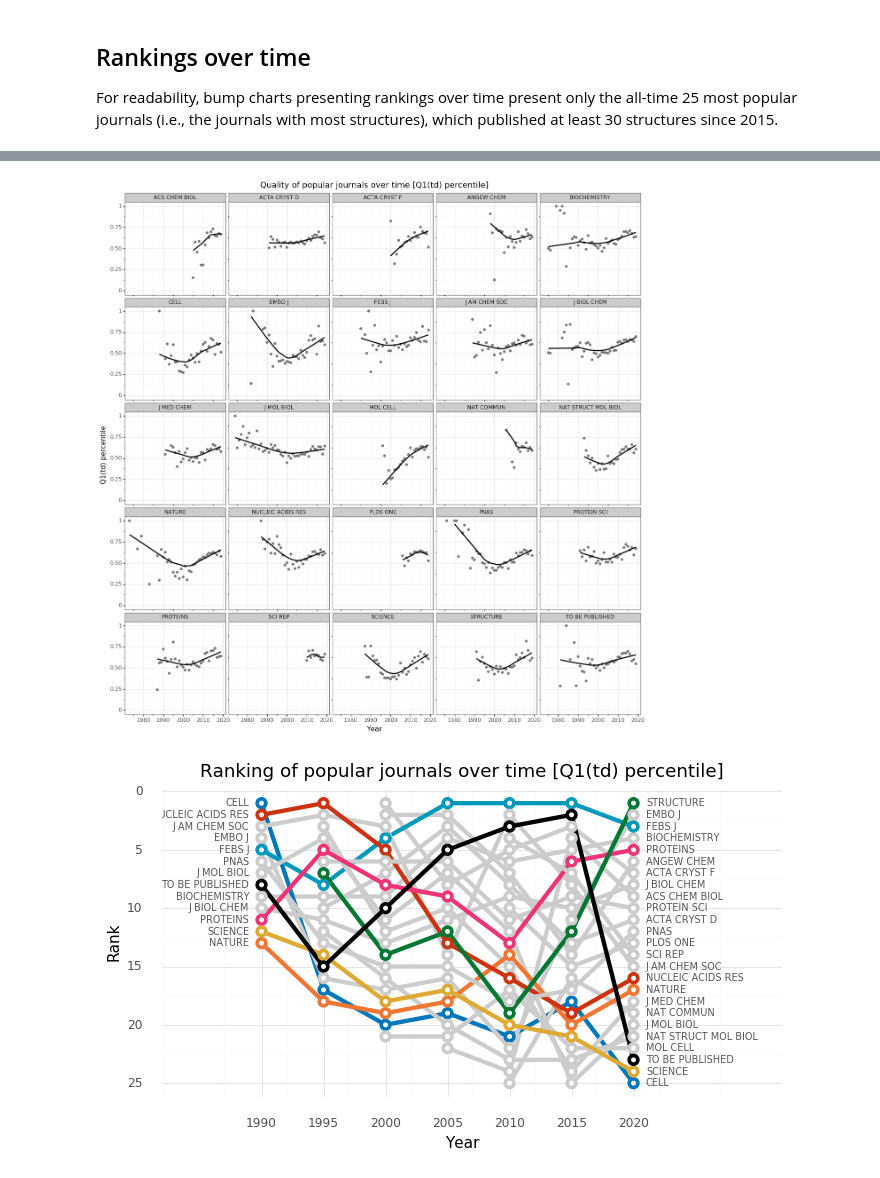
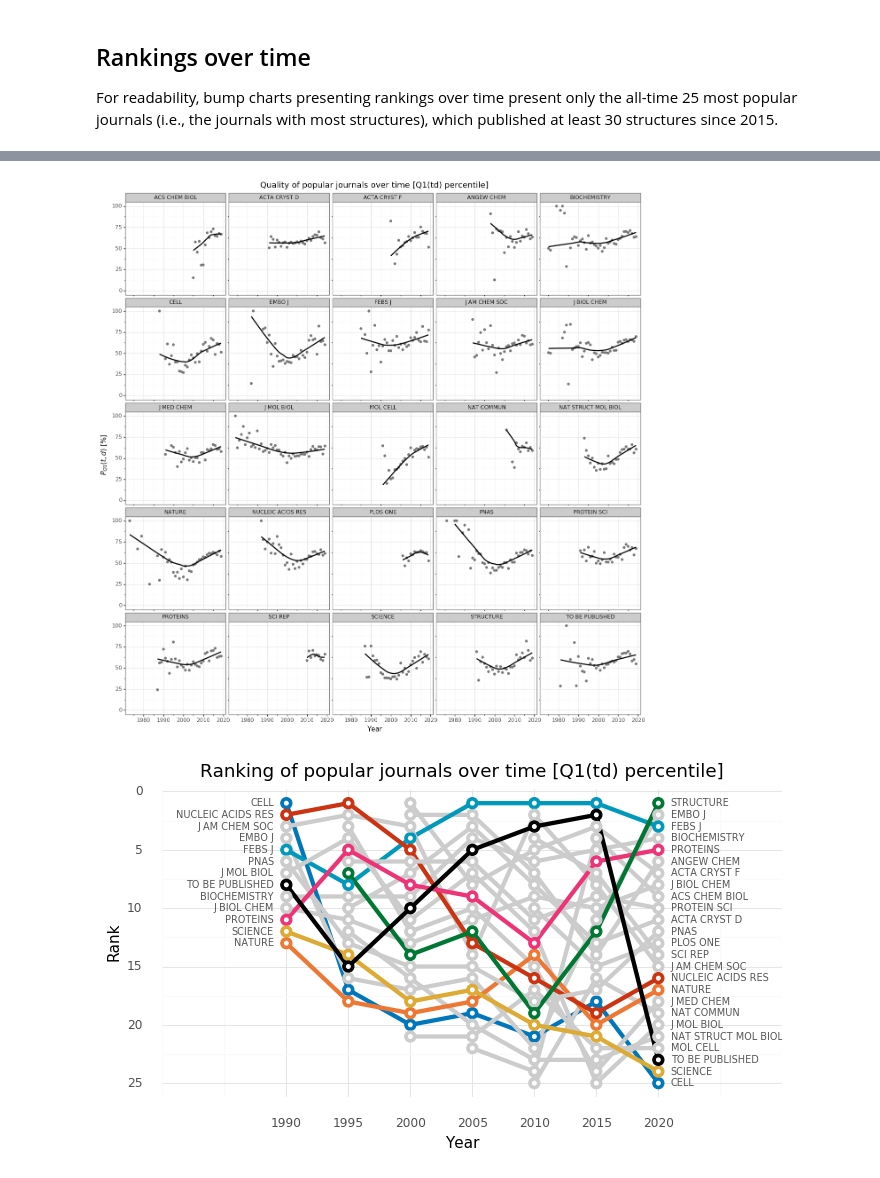
Before and after one commit to dabrze/pdb_structure_quality, a Jupyter notebook: PDB analysis.ipynb, the cells around one changed output, grey strips where cells are left out. Cells and saved outputs as stored; diff of their text form; code cells hidden in the pictures.

Commit message:
Figures with updated labels

```diff
--- a/PDB analysis.ipynb
+++ b/PDB analysis.ipynb
@@ -863,11 +865,12 @@ chart_eligible_venues = venue_count_recent_df.index
 top25_venues = venue_count_df.loc[venue_count_df.index.isin(chart_eligible_venues)].iloc[:25].index
 ranking_of_25_most_popular_df = ranking_df.loc[ranking_df.Journal.isin(top25_venues), :]
 # %%
-def plot_rankings(ranking_df, measure):
+def plot_rankings(ranking_df, measure, label):
     venue_df = ranking_df.groupby(['Journal'], as_index=False).mean()
     venue_df = pd.merge(venue_df, venue_count_df, right_index=True, left_on="Journal")
 
     year_venue_df = ranking_of_25_most_popular_df.groupby(['Year', 'Journal'], as_index=False).mean()
+    year_venue_df.loc[:, measure] = year_venue_df.loc[:, measure]*100
 
     with warnings.catch_warnings():
         warnings.simplefilter("ignore")
@@ -875,7 +878,8 @@ def plot_rankings(ranking_df, measure):
          geom_point(color="#777777") +
          facet_wrap('~Journal', ncol=5) +
          geom_smooth() +
-         ylim(0,1) +
+         ylim(0,100) +
+         ylab(label) +
          theme_bw() +
          theme(legend_position = "none", figure_size=(15, 15)) +
          labs(title="Quality of popular journals over time [" + measure + "]")
@@ -932,6 +936,6 @@ plot_rankings(ranking_df, "Q1(t) percentile")
 [figure]
 # %%
-plot_rankings(ranking_df, "Q1(td) percentile")
+plot_rankings(ranking_df, "Q1(td) percentile", label="$P_{Q1}(t,d)$ [%]")
 # %% [output]
-[figure, old version]
+[figure, new version]
-[figure, old version]
+[figure, new version]
```
Also changed, not shown: parts of 4 cells of this notebook, 23 other files.
